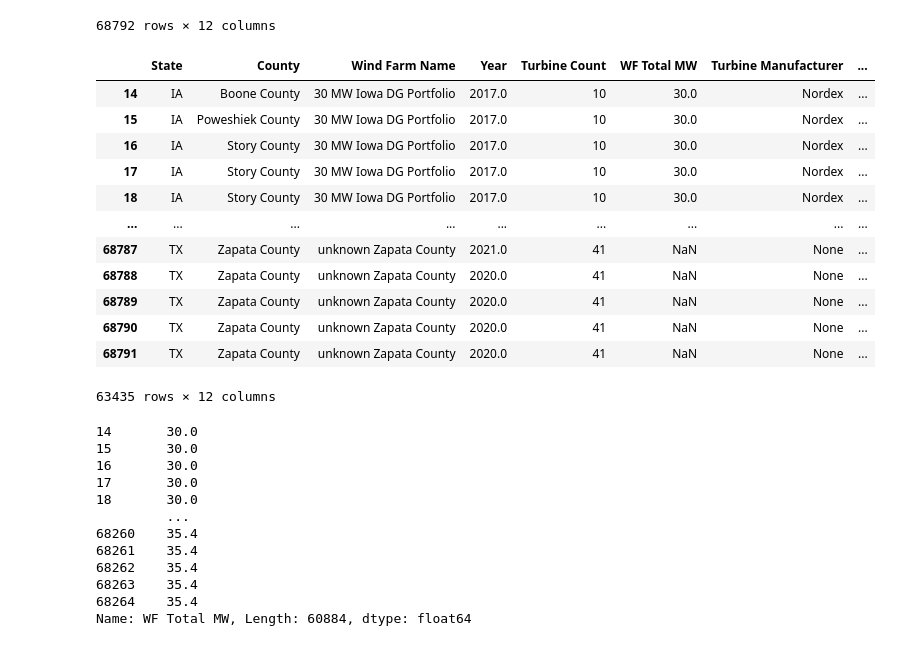
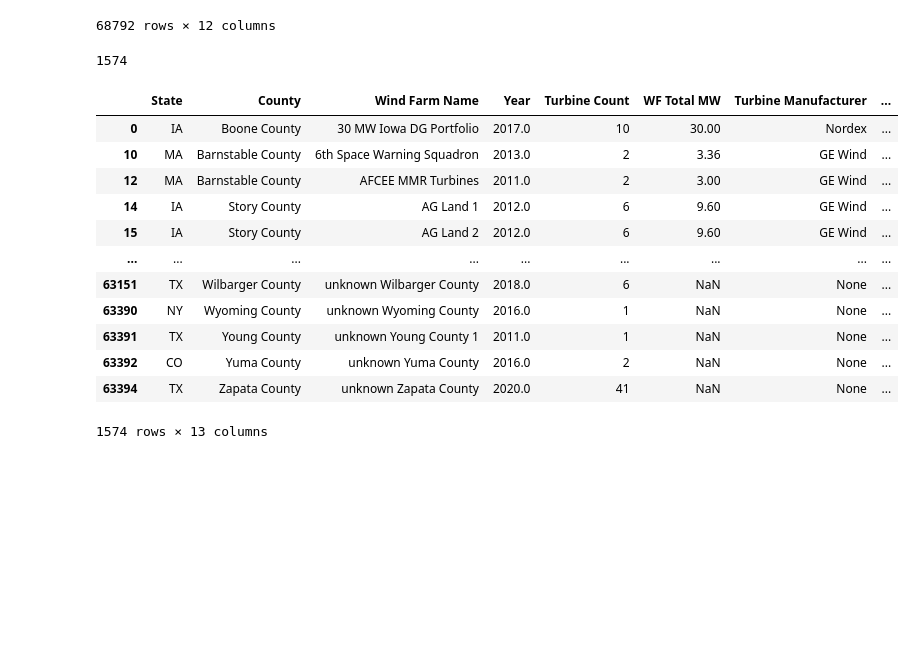
Before and after one commit to cjengleson/Project-1-Repo, a Jupyter notebook: WindFarms.ipynb, the cells around one changed output. Drawn from its saved outputs; the diff is of its cells as text; code cells hidden in the pictures; blank space fills up the shorter version.

```diff
--- a/WindFarms.ipynb
+++ b/WindFarms.ipynb
@@ -87,47 +87,32 @@ df
 # %%
 #Clean data frame for wind farms built from 2000 forward
 modern_WF = df.loc[df['Year']>=2000.0]
-modern_WF
+modern_WF =modern_WF.reset_index(drop=True)
+len(modern_WF['Wind Farm Name'].unique())
 # %% [output]
-|  | State | County | Wind Farm Name | Year | Turbine Count | WF Total MW | Turbine Manufacturer | ... |
-| 14 | IA | Boone County | 30 MW Iowa DG Portfolio | 2017.0 | 10 | 30.0 | Nordex | ... |
-| 15 | IA | Poweshiek County | 30 MW Iowa DG Portfolio | 2017.0 | 10 | 30.0 | Nordex | ... |
-| 16 | IA | Story County | 30 MW Iowa DG Portfolio | 2017.0 | 10 | 30.0 | Nordex | ... |
-| 17 | IA | Story County | 30 MW Iowa DG Portfolio | 2017.0 | 10 | 30.0 | Nordex | ... |
-| 18 | IA | Story County | 30 MW Iowa DG Portfolio | 2017.0 | 10 | 30.0 | Nordex | ... |
-| ... | ... | ... | ... | ... | ... | ... | ... | ... |
-| 68787 | TX | Zapata County | unknown Zapata County | 2021.0 | 41 | NaN | None | ... |
-| 68788 | TX | Zapata County | unknown Zapata County | 2020.0 | 41 | NaN | None | ... |
-| 68789 | TX | Zapata County | unknown Zapata County | 2020.0 | 41 | NaN | None | ... |
-| 68790 | TX | Zapata County | unknown Zapata County | 2020.0 | 41 | NaN | None | ... |
-| 68791 | TX | Zapata County | unknown Zapata County | 2020.0 | 41 | NaN | None | ... |
-63435 rows × 12 columns
+1574
 # %%
 #Clean unkown wind farm
 
-#unknown = modern_WF.loc[modern_WF['Wind Farm Name']=='unkown',]
 
-#For i, row in modern_WF.iterrows()
+duplicate_df=modern_WF.duplicated('Wind Farm Name')
+modern_WF['Duplicated']=duplicate_df.values
+index_value = modern_WF[modern_WF['Duplicated']==True].index
 
-#clean_modern_WF = modern_WF['WF Total MW'].dropna()
+modern_WF_clean = modern_WF.drop(index=modern_WF.index[index_value])
 
-clean_modern_WF
-index_value = modern_WF[modern_WF['Wind Farm Name']=='251 Wind'].index
-print(clean_modern_WF)
-
-#if len(index_value) > 0:
-#    clean_modern_WF = modern_WF.drop(index=modern_WF.index[index_value])
-#    print(clean_modern_WF)
+modern_WF_clean
 # %% [output]
+|  | State | County | Wind Farm Name | Year | Turbine Count | WF Total MW | Turbine Manufacturer | ... |
+| 0 | IA | Boone County | 30 MW Iowa DG Portfolio | 2017.0 | 10 | 30.00 | Nordex | ... |
+| 10 | MA | Barnstable County | 6th Space Warning Squadron | 2013.0 | 2 | 3.36 | GE Wind | ... |
+| 12 | MA | Barnstable County | AFCEE MMR Turbines | 2011.0 | 2 | 3.00 | GE Wind | ... |
+| 14 | IA | Story County | AG Land 1 | 2012.0 | 6 | 9.60 | GE Wind | ... |
+| 15 | IA | Story County | AG Land 2 | 2012.0 | 6 | 9.60 | GE Wind | ... |
+| ... | ... | ... | ... | ... | ... | ... | ... | ... |
+| 63151 | TX | Wilbarger County | unknown Wilbarger County | 2018.0 | 6 | NaN | None | ... |
+| 63390 | NY | Wyoming County | unknown Wyoming County | 2016.0 | 1 | NaN | None | ... |
+| 63391 | TX | Young County | unknown Young County 1 | 2011.0 | 1 | NaN | None | ... |
+| 63392 | CO | Yuma County | unknown Yuma County | 2016.0 | 2 | NaN | None | ... |
+| 63394 | TX | Zapata County | unknown Zapata County | 2020.0 | 41 | NaN | None | ... |
-14       30.0
-15       30.0
-16       30.0
-17       30.0
-18       30.0
-         ...
-68260    35.4
-68261    35.4
-68262    35.4
-68263    35.4
-68264    35.4
-Name: WF Total MW, Length: 60884, dtype: float64
+1574 rows × 13 columns
```
Also changed, not shown: parts of 2 cells of this notebook.
